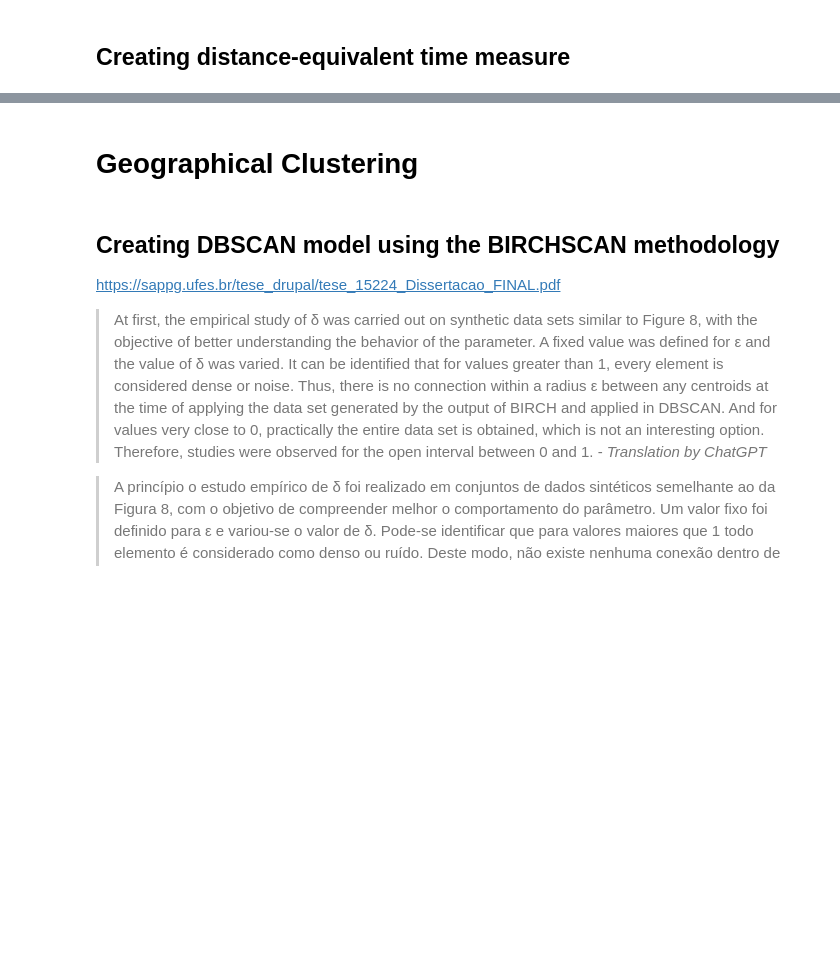
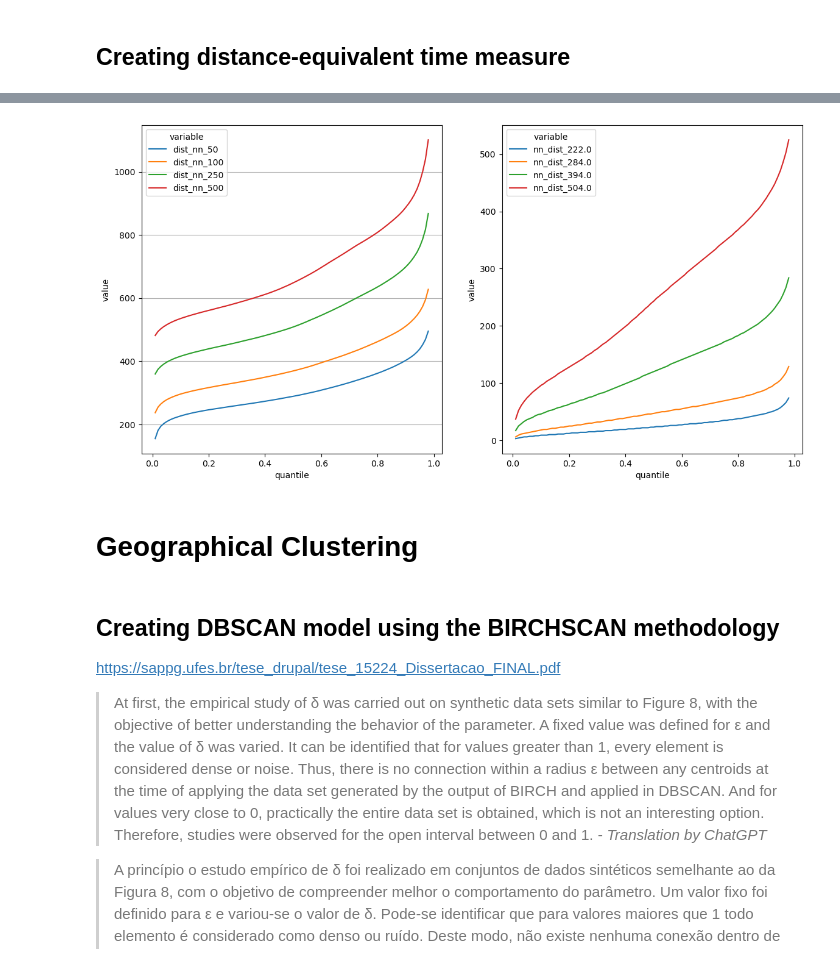
Before and after one commit to pedroteche-ih/nyc_crime, a Jupyter notebook: Data Exploration.ipynb, the cells around one changed output, grey strips where cells are left out. Drawn from its saved outputs; the diff is of its cells as text; code cells hidden in the pictures; blank space fills up the shorter version.

```diff
--- a/Data Exploration.ipynb
+++ b/Data Exploration.ipynb
@@ -300,3 +407,22 @@ sns.scatterplot(
+# %%
+fig, ax = plt.subplots(1, 2, figsize=(14, 7))
+sns.lineplot(
+    data=tb_dense_quantiles[tb_dense_quantiles["type"] == "dist"],
+    x="quantile",
+    y="value",
+    hue="variable",
+    ax=ax[0],
+)
+sns.lineplot(
+    data=tb_dense_quantiles[tb_dense_quantiles["type"] == "nn"],
+    x="quantile",
+    y="value",
+    hue="variable",
+    ax=ax[1],
+)
+ax[0].grid(visible=True, which="both", axis="y")
+# %% [output]
+[figure, added]
 # %% [markdown]
 # Geographical Clustering
 # %% [markdown]
```
Also changed, not shown: parts of 47 cells of this notebook, 9 other files.
